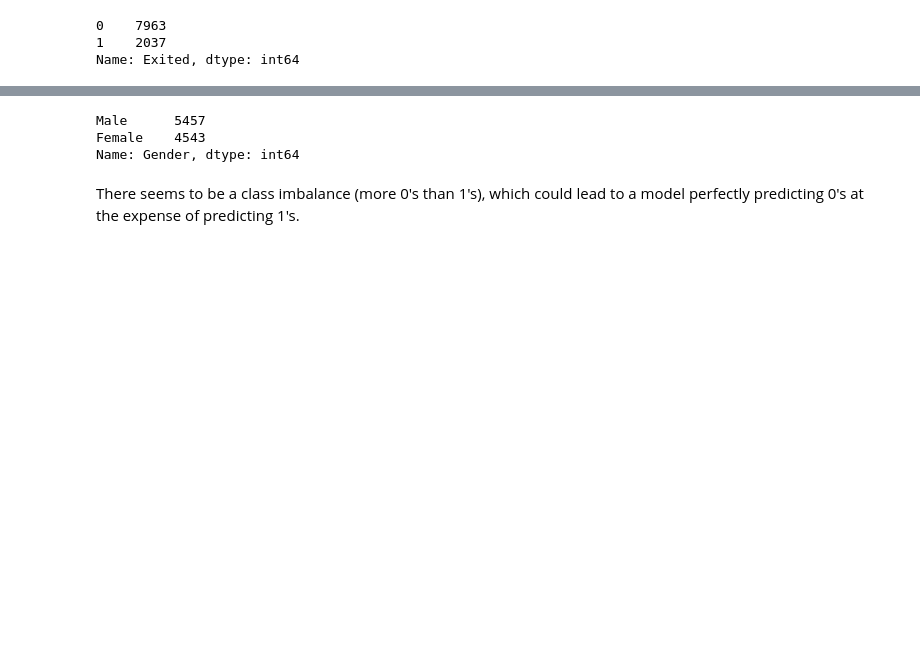
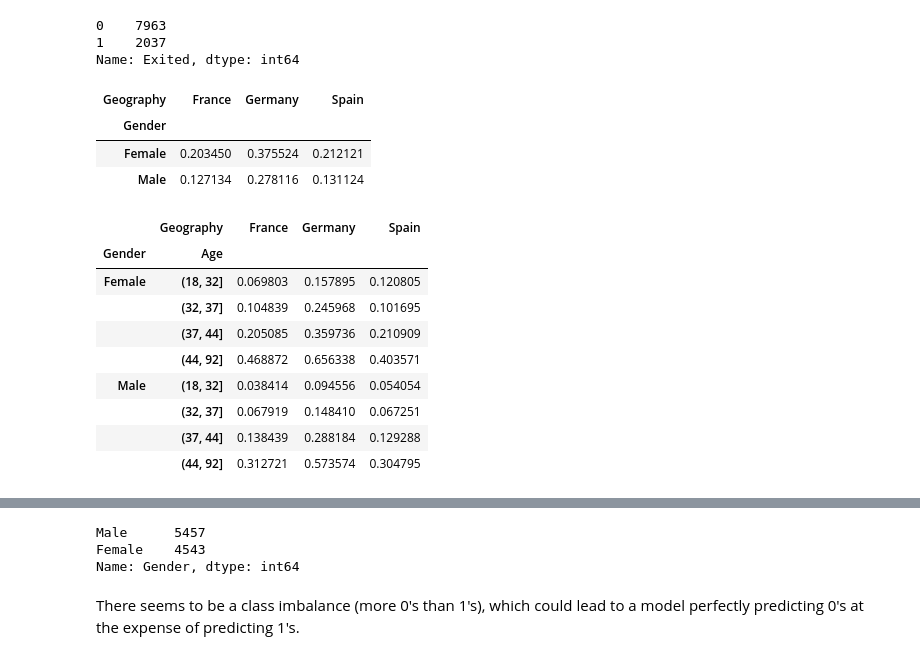
Before and after one commit to hadibello/AI-in-Rain, a Jupyter notebook: Churn_Modelling.ipynb, the cells around one changed output, grey strips where cells are left out. Drawn from its saved outputs; the diff is of its cells as text; code cells hidden in the pictures; blank space fills up the shorter version.

```diff
--- a/Churn_Modelling.ipynb
+++ b/Churn_Modelling.ipynb
@@ -60,3 +61,24 @@ c_m['Exited'].value_counts()
 0    7963
 1    2037
 Name: Exited, dtype: int64
+# %%
+c_m.pivot_table('Exited', index='Gender', columns='Geography')
+# %% [output]
+| Geography | France | Germany | Spain |
+| Gender |  |  |  |
+| Female | 0.203450 | 0.375524 | 0.212121 |
+| Male | 0.127134 | 0.278116 | 0.131124 |
+# %%
+age = pd.cut(c_m['Age'], [18,32,37,44,92])
+c_m.pivot_table('Exited', ['Gender',age], 'Geography')
+# %% [output]
+|  | Geography | France | Germany | Spain |
+| Gender | Age |  |  |  |
+| Female | (18, 32] | 0.069803 | 0.157895 | 0.120805 |
+|  | (32, 37] | 0.104839 | 0.245968 | 0.101695 |
+|  | (37, 44] | 0.205085 | 0.359736 | 0.210909 |
+|  | (44, 92] | 0.468872 | 0.656338 | 0.403571 |
+| Male | (18, 32] | 0.038414 | 0.094556 | 0.054054 |
+|  | (32, 37] | 0.067919 | 0.148410 | 0.067251 |
+|  | (37, 44] | 0.138439 | 0.288184 | 0.129288 |
+|  | (44, 92] | 0.312721 | 0.573574 | 0.304795 |
```
Also changed, not shown: parts of 2 cells of this notebook.
